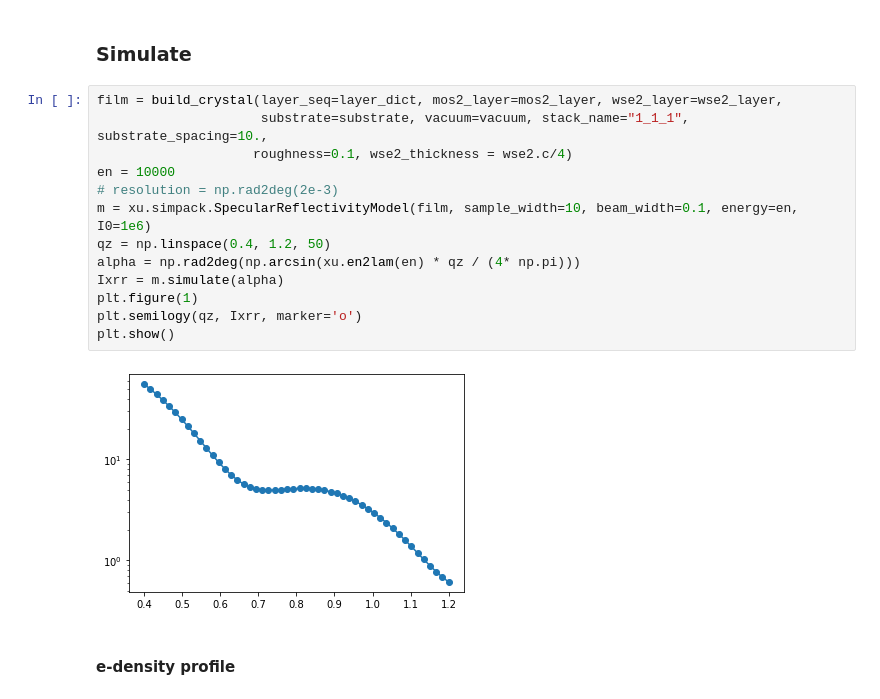
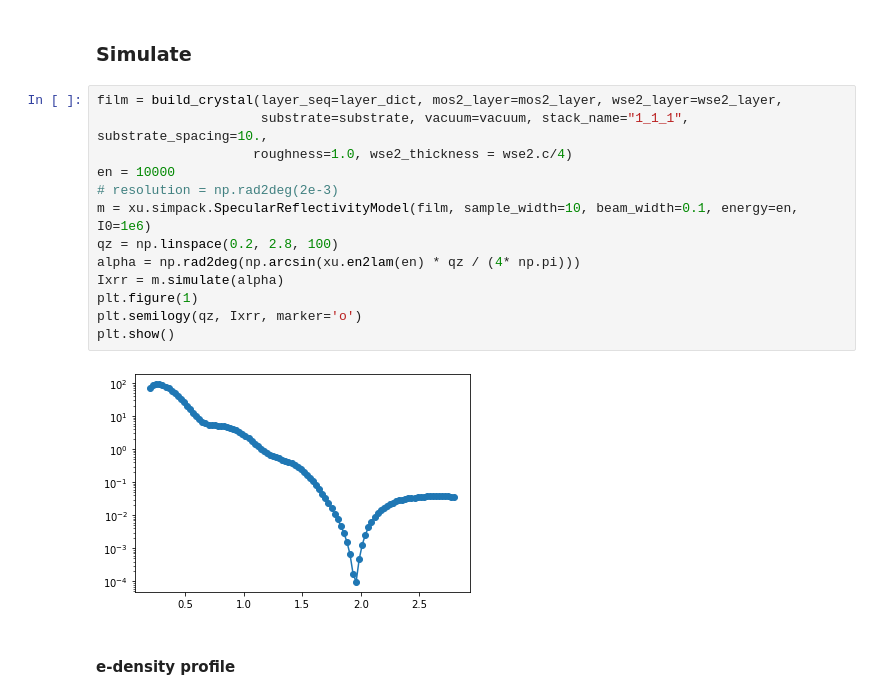
Before and after one commit to nlaanait/2DMAT-XRIM, a Jupyter notebook: src/wse2_sim_fit.ipynb, the cells around one changed output. Saved outputs shown, nothing was run; the diff lists cells and outputs as text.

```diff
--- a/src/wse2_sim_fit.ipynb
+++ b/src/wse2_sim_fit.ipynb
@@ -52,18 +52,18 @@ layer_dict = OrderedDict({"layer_1": {"wse2": 1},
 # %%
 film = build_crystal(layer_seq=layer_dict, mos2_layer=mos2_layer, wse2_layer=wse2_layer,
                      substrate=substrate, vacuum=vacuum, stack_name="1_1_1", substrate_spacing=10.,
-                    roughness=0.1, wse2_thickness = wse2.c/4)
+                    roughness=1.0, wse2_thickness = wse2.c/4)
 en = 10000
 # resolution = np.rad2deg(2e-3)
 m = xu.simpack.SpecularReflectivityModel(film, sample_width=10, beam_width=0.1, energy=en, I0=1e6)
-qz = np.linspace(0.4, 1.2, 50)
+qz = np.linspace(0.2, 2.8, 100)
 alpha = np.rad2deg(np.arcsin(xu.en2lam(en) * qz / (4* np.pi)))
 Ixrr = m.simulate(alpha)
 plt.figure(1)
 plt.semilogy(qz, Ixrr, marker='o')
 plt.show()
 # %% [output]
-[figure, old version]
+[figure, new version]
 # %% [markdown]
 #### e-density profile
 # %%
```
Also changed, not shown: parts of 5 cells of this notebook.
